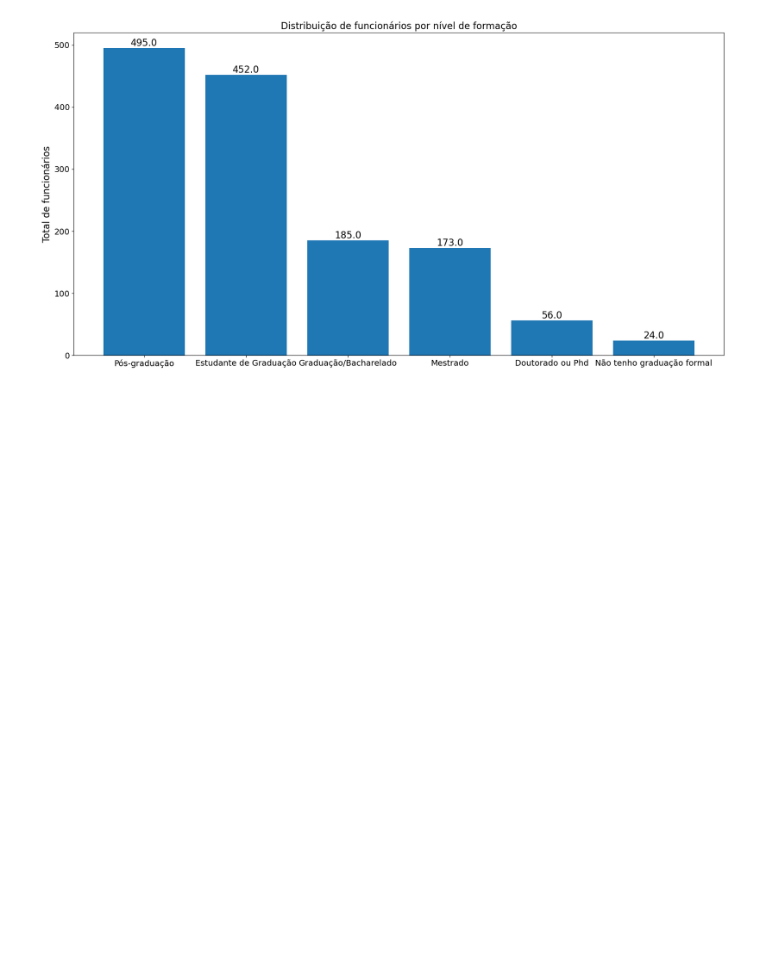
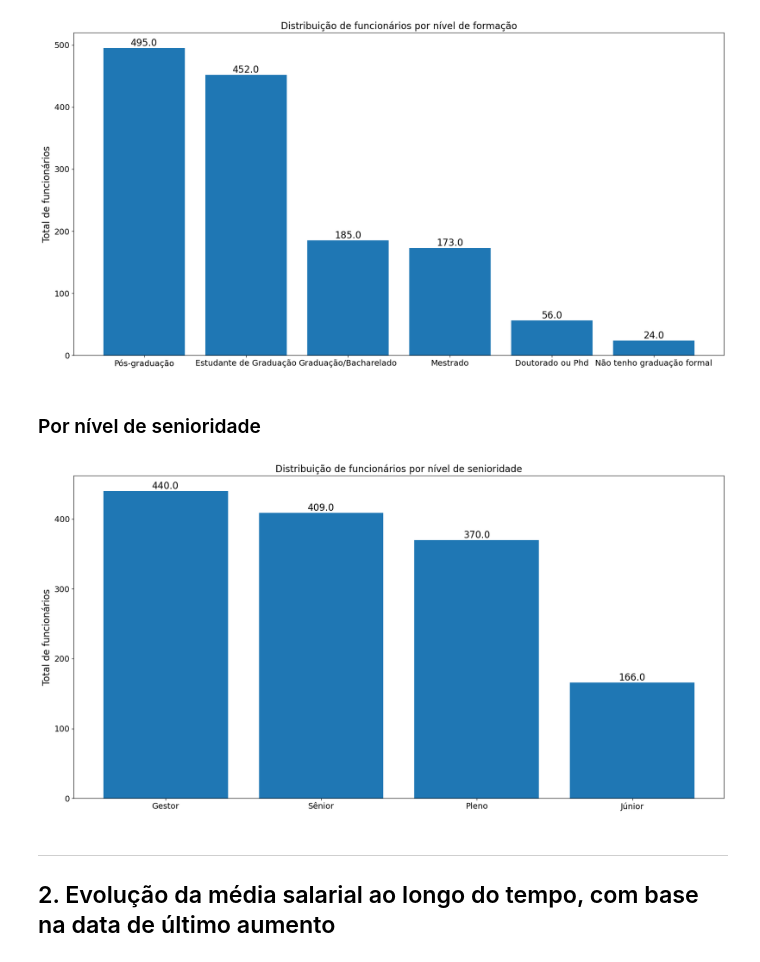
Before and after one commit to DiegoHartwig/dados-pandas-seaborn-matplotlib, a Jupyter notebook: dados-pandas-seaborn-matplotlib.ipynb, the cells around one changed output. Saved outputs shown, nothing was run; the diff lists cells and outputs as text; code cells hidden in the pictures; blank space fills up the shorter version.

```diff
--- a/dados-pandas-seaborn-matplotlib.ipynb
+++ b/dados-pandas-seaborn-matplotlib.ipynb
@@ -193,7 +198,7 @@ Name: count, dtype: int64
 # %%
 # Criando uma nova coluna
 # Função para calcular a média salarial dos funcionários
-dados['Média Salarial'] = dados['Faixa Salarial - numero'].mean().round()
+dados['Média Salarial'] = dados['Faixa Salarial – numero'].mean().round()
 # %%
 # Resultado após inserção de nova coluna
 dados.head()
@@ -259,3 +264,22 @@ plt.yticks(fontsize = 14)
 plt.bar_label(grafico_2, fmt="%.01f", size=16, label_type="edge");
 # %% [output]
 [figure]
+# %% [markdown]
+### Por nível de senioridade
+# %%
+plt.figure(figsize=(20,10))
+grafico_3 = plt.bar(dados['Nivel'].unique(), dados['Nivel'].value_counts())
+plt.title('Distribuição de funcionários por nível de senioridade', fontsize = 16)
+plt.ylabel('Total de funcionários', fontsize = 16)
+
+# Aumentar o tamanho do texto dos eixos
+plt.xticks(fontsize = 14)
+plt.yticks(fontsize = 14)
+
+# Colocando o rótulo nas barras
+plt.bar_label(grafico_3, fmt="%.01f", size=16, label_type="edge");
+# %% [output]
+[figure, added]
+# %% [markdown]
+---
+## 2. Evolução da média salarial ao longo do tempo, com base na data de último aumento
```
Also changed, not shown: parts of 16 cells of this notebook.
